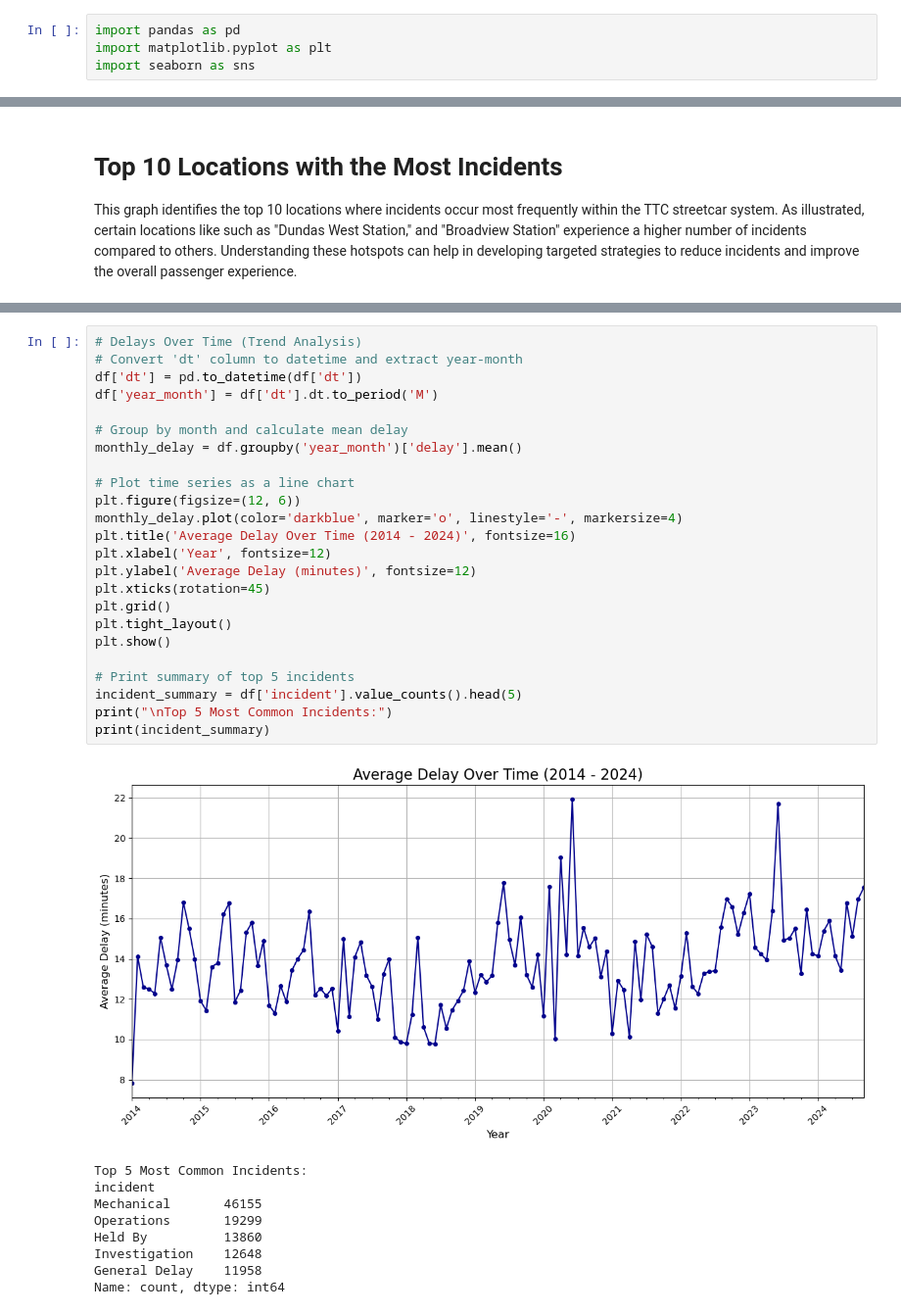
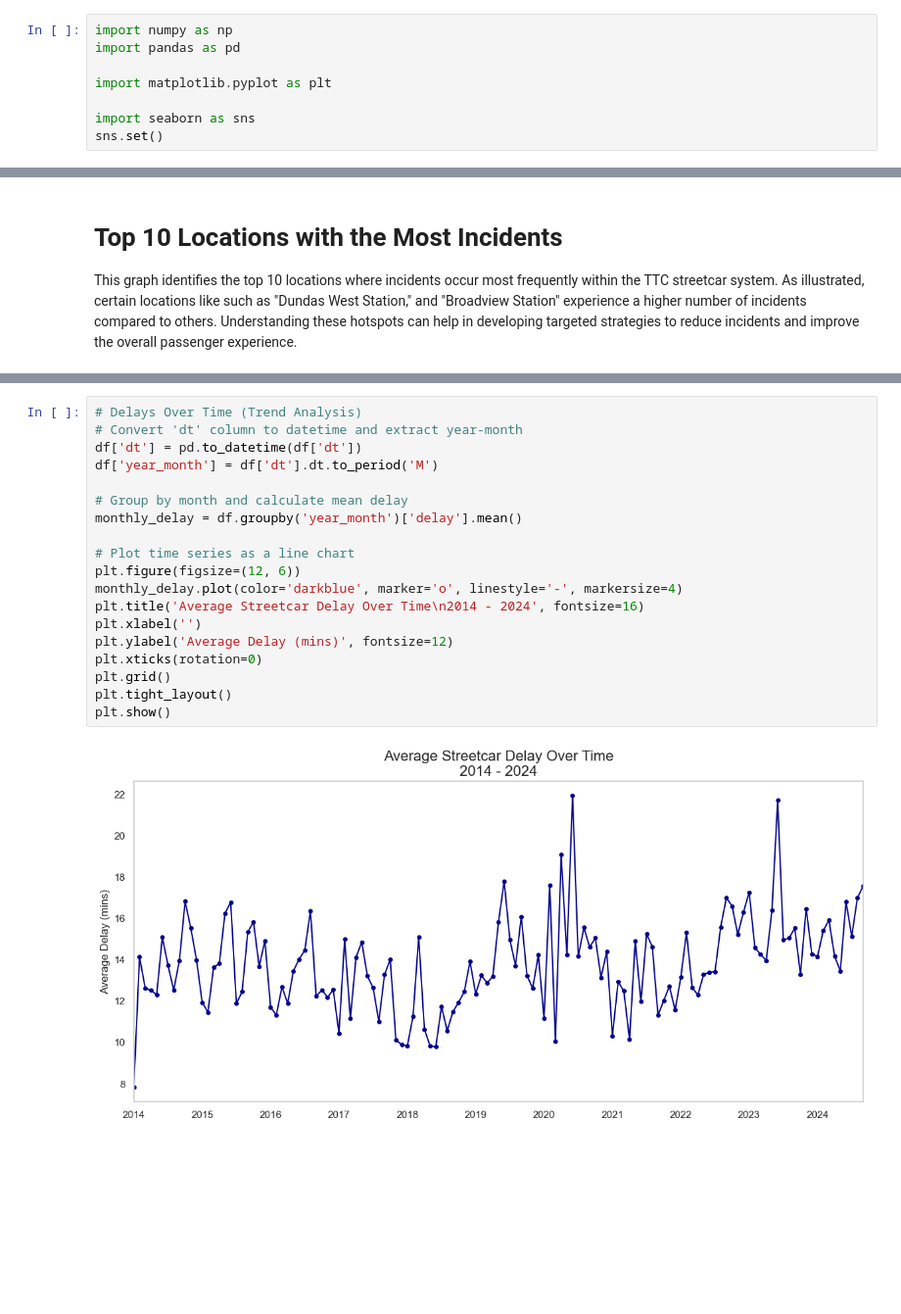
Before and after one commit to adastra21/ttc_streetcar_delays, a Jupyter notebook: notebooks/03_eda.ipynb, the cells around one changed output, grey strips where cells are left out. Shown at 98% size. Drawn from its saved outputs; the diff is of its cells as text; blank space fills up the shorter version.

```diff
--- a/notebooks/03_eda.ipynb
+++ b/notebooks/03_eda.ipynb
@@ -1,7 +1,11 @@
 # %%
+import numpy as np
 import pandas as pd
+
 import matplotlib.pyplot as plt
+
 import seaborn as sns
+sns.set()
 # %%
 df = pd.read_csv('../data/data_cleaned.csv', dtype={'route': str}, low_memory=False)
 # %%
@@ -214,34 +234,21 @@ The summary of the top 5 incidents provides an insight into the most frequent ca
 # %%
 # Delays Over Time (Trend Analysis)
 # Convert 'dt' column to datetime and extract year-month
 df['dt'] = pd.to_datetime(df['dt'])
 df['year_month'] = df['dt'].dt.to_period('M')
 
 # Group by month and calculate mean delay
 monthly_delay = df.groupby('year_month')['delay'].mean()
 
 # Plot time series as a line chart
 plt.figure(figsize=(12, 6))
 monthly_delay.plot(color='darkblue', marker='o', linestyle='-', markersize=4)
-plt.title('Average Delay Over Time (2014 - 2024)', fontsize=16)
-plt.xlabel('Year', fontsize=12)
-plt.ylabel('Average Delay (minutes)', fontsize=12)
-plt.xticks(rotation=45)
+plt.title('Average Streetcar Delay Over Time\n2014 - 2024', fontsize=16)
+plt.xlabel('')
+plt.ylabel('Average Delay (mins)', fontsize=12)
+plt.xticks(rotation=0)
 plt.grid()
 plt.tight_layout()
 plt.show()
-
-# Print summary of top 5 incidents
-incident_summary = df['incident'].value_counts().head(5)
-print("\nTop 5 Most Common Incidents:")
-print(incident_summary)
 # %% [output]
-[figure, old version]
+[figure, new version]
-Top 5 Most Common Incidents:
-incident
-Mechanical       46155
-Operations       19299
-Held By          13860
-Investigation    12648
-General Delay    11958
-Name: count, dtype: int64
```
Also changed, not shown: parts of 13 cells of this notebook.
